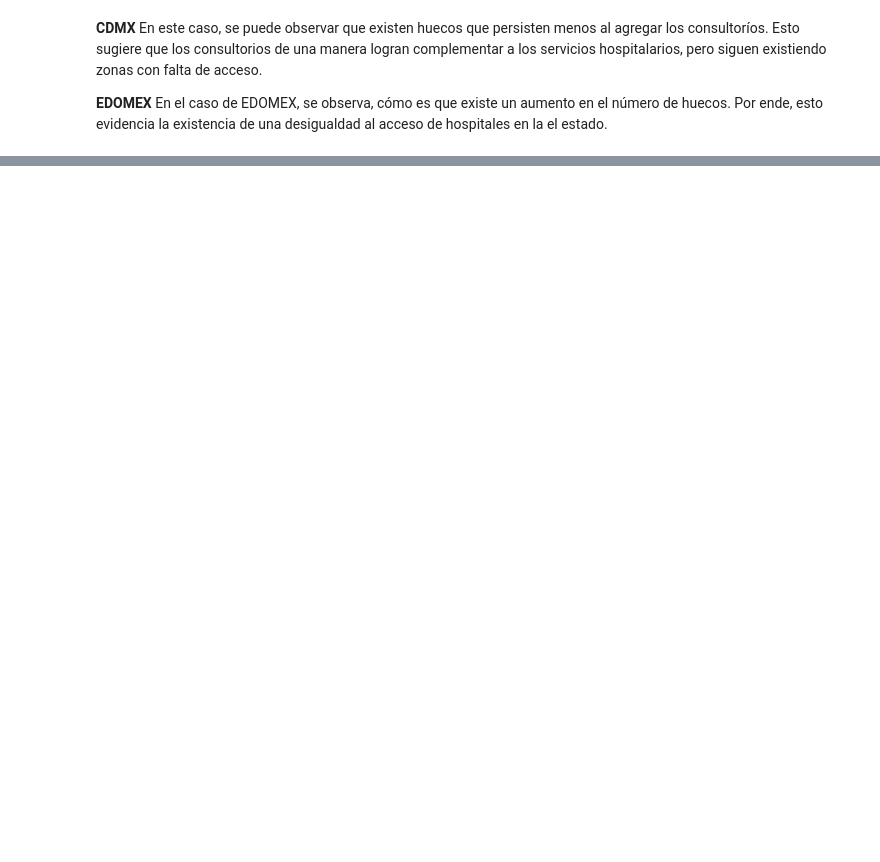
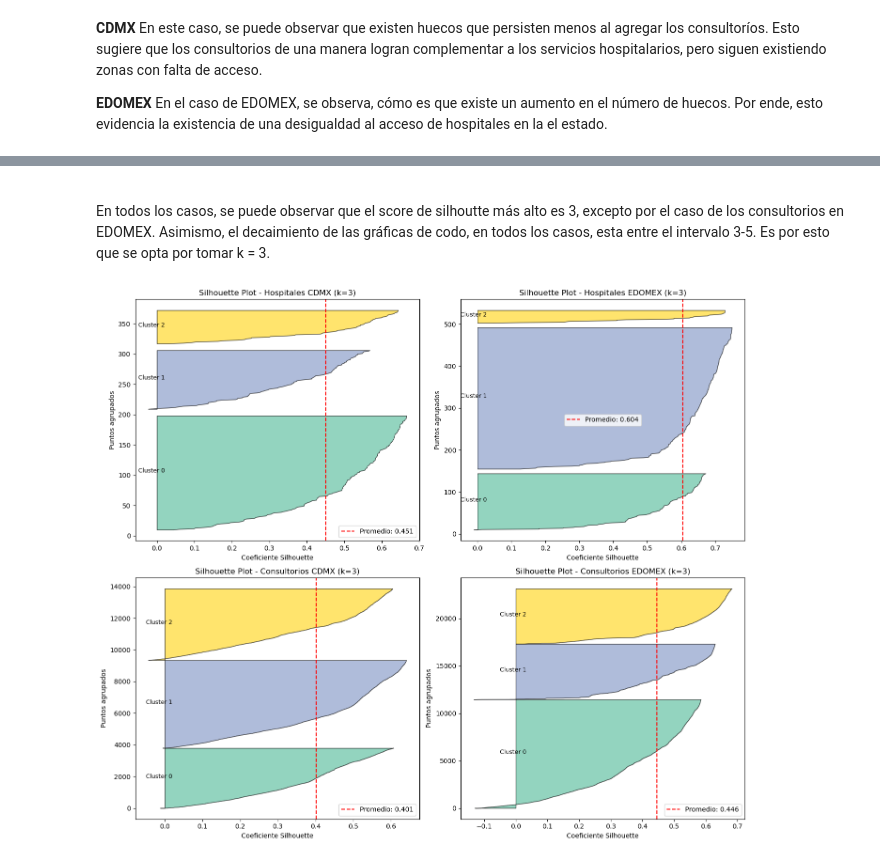
Before and after one commit to A01659576/An-lisis-de-Datos-econ-micos-Geolocalizados-utilizando-Persistencia-Homol-gica, a Jupyter notebook: RetoTopologia62.ipynb, the cells around one changed output, grey strips where cells are left out. Saved outputs shown, nothing was run; the diff lists cells and outputs as text; code cells hidden in the pictures; blank space fills up the shorter version.

```diff
--- a/RetoTopologia62.ipynb
+++ b/RetoTopologia62.ipynb
@@ -1069,0 +1147,59 @@ En el caso de EDOMEX, se observa, cómo es que existe un aumento en el número d
+# %% [markdown]
+<!-- **CDMX**
+Hospitales: la gráfica del codo indica que k debería de estar dentro del rango de 4-6. Mientras que el de silhoutte, muestra un decaimiento mayor a partir de 3 clusters. Por ende, se opta por tomar k = 4.
+Consultorios: la gráfica del codo, muestra inclinación a partir de k = 5. De igual manera, en la gráfica de silhoutte hay un incrmento cuándo k = 5. Por ende se opta por tomar este valor.
+Consultorios:
+
+**EDOMEX**
+Hospitales: en este caso, se observa que el codo es más promominente en k = 5 y que en la gráfica de silhoutte, hay un mayor decremento en k = 6 y 4. Por ende se opta por tomar k = 5.
+Consultorios: al igual que los demás casos se opta por tomar k = 5, debido a la inclinación que hay en la gráfico del codo y al incremento que se muestra en el silhoutte score. -->
+# %% [markdown]
+En todos los casos, se puede observar que el score de silhoutte más alto es 3, excepto por el caso de los consultorios en EDOMEX. Asimismo, el decaimiento de las gráficas de codo, en todos los casos, esta entre el intervalo 3-5. Es por esto que se opta por tomar k = 3.
+# %%
+from sklearn.metrics import silhouette_samples, silhouette_score
+
+# k seleccionado a partir de los gráficos anteriores
+k_final = 3
+
+
+fig, axes = plt.subplots(2, 2, figsize=(14, 12))
+axes = axes.flatten()
+
+for idx, (nombre, puntos) in enumerate(datasets.items()):
+    km = KMeans(n_clusters=k_final, random_state=42, n_init=10)
+    # obtener etiquetas para cada punto
+    labels = km.fit_predict(puntos)
+
+    # calcular silhouette para cada punto y el promedio general
+    sil_vals = silhouette_samples(puntos, labels)
+    sil_avg = silhouette_score(puntos, labels)
+
+    ax = axes[idx]
+    y_lower = 10
+
+    # para cada cluster, ordenar los silhouette values y graficarlos
+    for i in range(k_final):
+        vals_i = np.sort(sil_vals[labels == i])
+        size_i = vals_i.shape[0]
+        y_upper = y_lower + size_i
+
+        color = plt.cm.Set2(i / k_final)
+        ax.fill_betweenx(
+            np.arange(y_lower, y_upper),
+            0, vals_i,
+            facecolor=color, edgecolor='black', alpha=0.7
+        )
+        ax.text(-0.05, y_lower + size_i / 2, f'Cluster {i}', fontsize=9)
+        y_lower = y_upper + 10
+
+    ax.axvline(sil_avg, color='red', linestyle='--',
+               label=f'Promedio: {sil_avg:.3f}')
+    ax.set_title(f'Silhouette Plot - {nombre} (k={k_final})')
+    ax.set_xlabel('Coeficiente Silhouette')
+    ax.set_ylabel('Puntos agrupados')
+    ax.legend()
+
+plt.tight_layout()
+plt.show()
+# %% [output]
+[figure, added]
```
Also changed, not shown: parts of 38 cells of this notebook.
